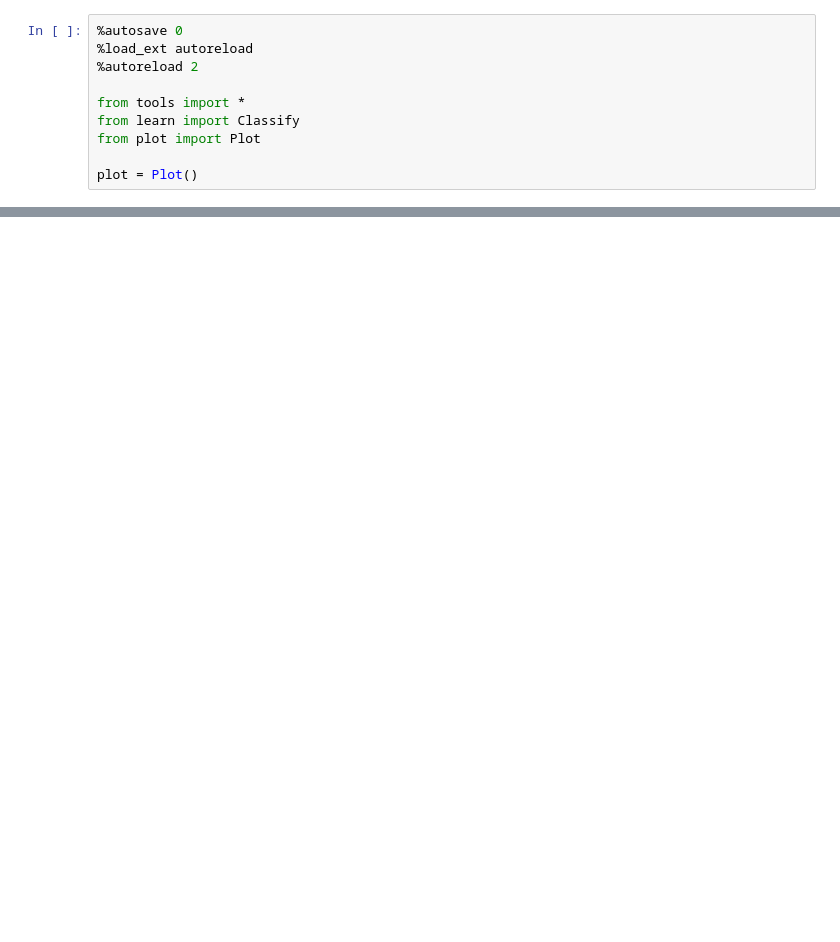
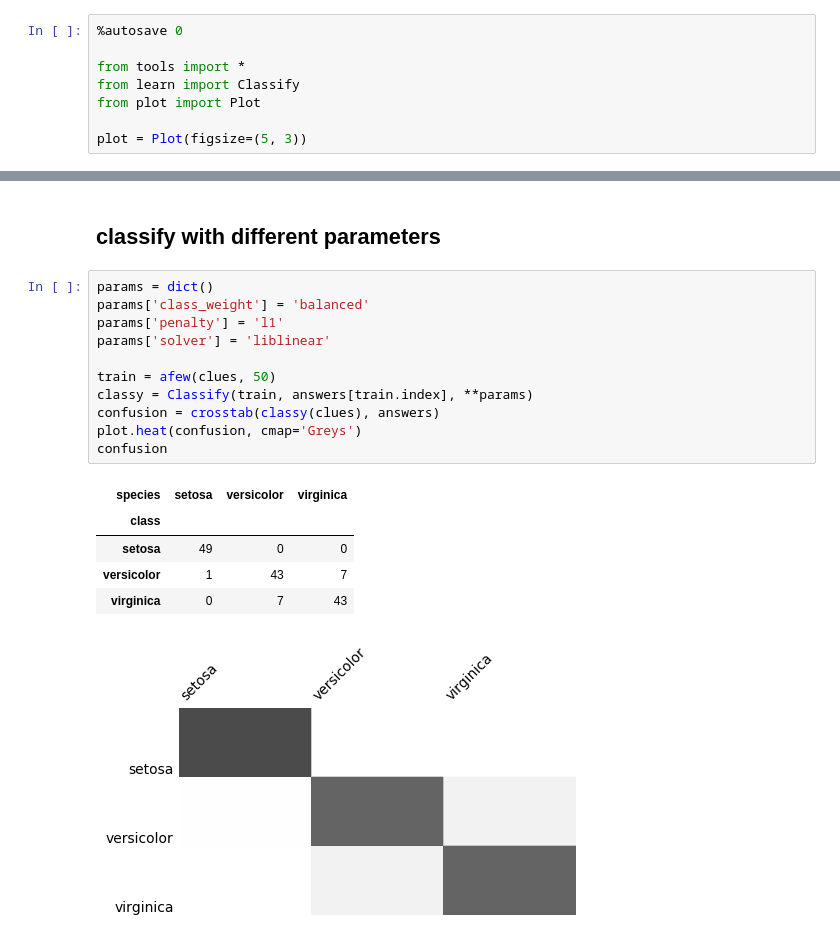
Before and after one commit to samkennerly/kingofsnake, a Jupyter notebook: books/classify.ipynb, the cells around one changed output, grey strips where cells are left out. Drawn from its saved outputs; the diff is of its cells as text; blank space fills up the shorter version.

```diff
--- a/books/classify.ipynb
+++ b/books/classify.ipynb
@@ -3,10 +4,8 @@
 # %%
 %autosave 0
-%load_ext autoreload
-%autoreload 2
 
 from tools import *
 from learn import Classify
 from plot import Plot
 
-plot = Plot()
+plot = Plot(figsize=(5, 3))
@@ -35,0 +156,20 @@ confusion
+# %% [markdown]
+## classify with different parameters
+# %%
+params = dict()
+params['class_weight'] = 'balanced'
+params['penalty'] = 'l1'
+params['solver'] = 'liblinear'
+
+train = afew(clues, 50)
+classy = Classify(train, answers[train.index], **params)
+confusion = crosstab(classy(clues), answers)
+plot.heat(confusion, cmap='Greys')
+confusion
+# %% [output]
+| species | setosa | versicolor | virginica |
+| class |  |  |  |
+| setosa | 49 | 0 | 0 |
+| versicolor | 1 | 43 | 7 |
+| virginica | 0 | 7 | 43 |
+[figure, added]
```
Also changed, not shown: parts of 24 cells of this notebook, 1 other file.
